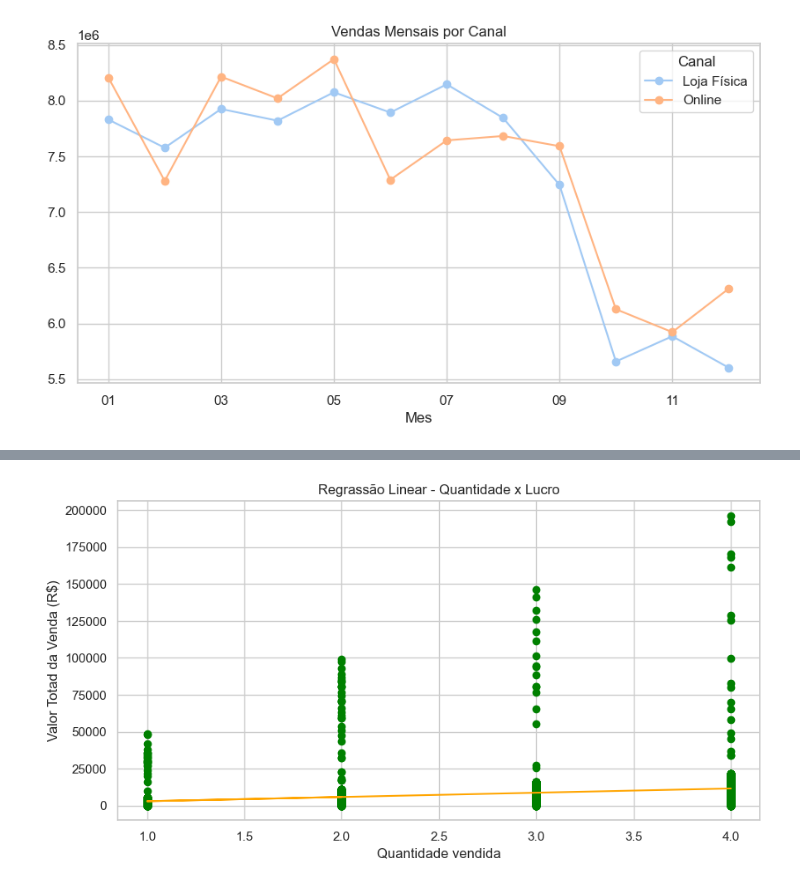
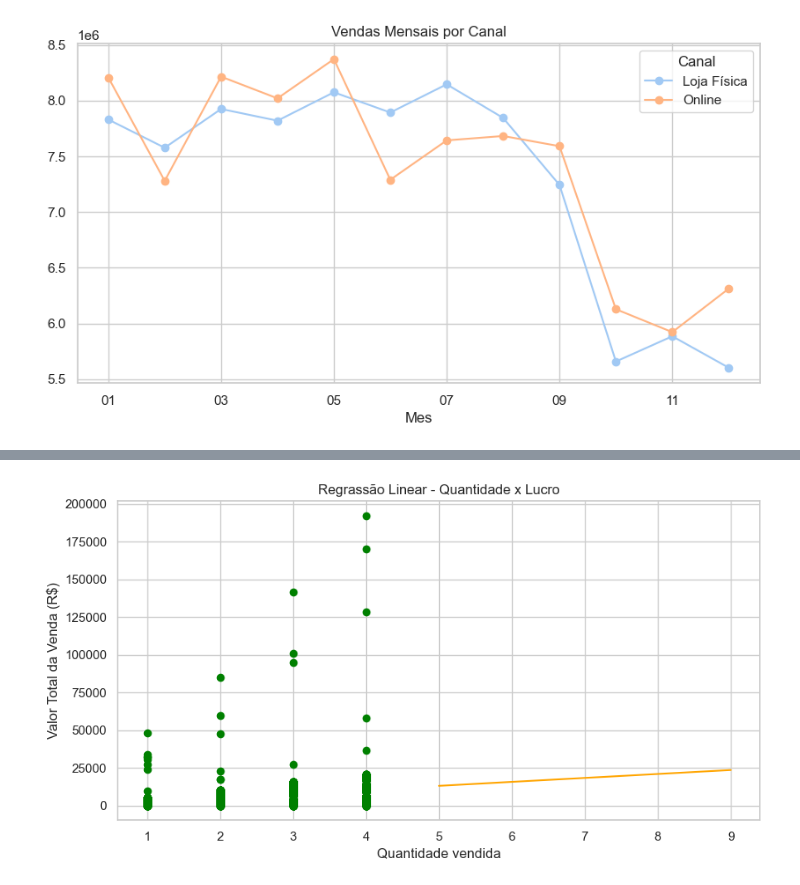
Before and after one commit to leticyanunes/Projeto_NARA, a Jupyter notebook: Projeto.NARA.ipynb, the cells around one changed output, grey strips where cells are left out. Cells and saved outputs as stored; diff of their text form; code cells hidden in the pictures.

```diff
--- a/Projeto.NARA.ipynb
+++ b/Projeto.NARA.ipynb
@@ -540,3 +540,5 @@ plt.show()
 df_vendas.to_csv("vendas_tratada.csv", index=False)
 produtos.to_csv("produtos_tratados.csv", index=False)
 clientes.to_csv("clientes_tratados.csv", index=False)
+# %%
+df = df_vendas.merge(novo_p, on = 'ID_Produto')
@@ -543,20 +554,23 @@ clientes.to_csv("clientes_tratados.csv", index=False)
 # %%
 # Regressão Linear Simples (quantidade x lucro)
 
-x = df_vendas[['Quantidade']]
-y = df_vendas[['Valor_Total']]
+df_categoria = df[df['Categoria'] == 'Informática']
+
+x = df_categoria[['Quantidade']]
+y = df_categoria[['Valor_Total']]
 
 modelo = LinearRegression()
 modelo.fit(x,y)
 
-y_pred = modelo.predict(x)
+x_predi = pd.DataFrame({'Quantidade': [5 , 6, 7, 8, 9]})
+y_pred = modelo.predict(x_predi)
 
 plt.Figure(figsize=(8,5))
 plt.scatter(x, y, color = 'green')
-plt.plot(x, y_pred, color = 'orange')
+plt.plot(x_predi, y_pred, color = 'orange')
 plt.xlabel('Quantidade vendida')
-plt.ylabel('Valor Totad da Venda (R$)')
+plt.ylabel('Valor Total da Venda (R$)')
 plt.title('Regrassão Linear - Quantidade x Lucro')
 plt.show()
 # %% [output]
-[figure, old version]
+[figure, new version]
```
Also changed, not shown: parts of 1 cell of this notebook.
